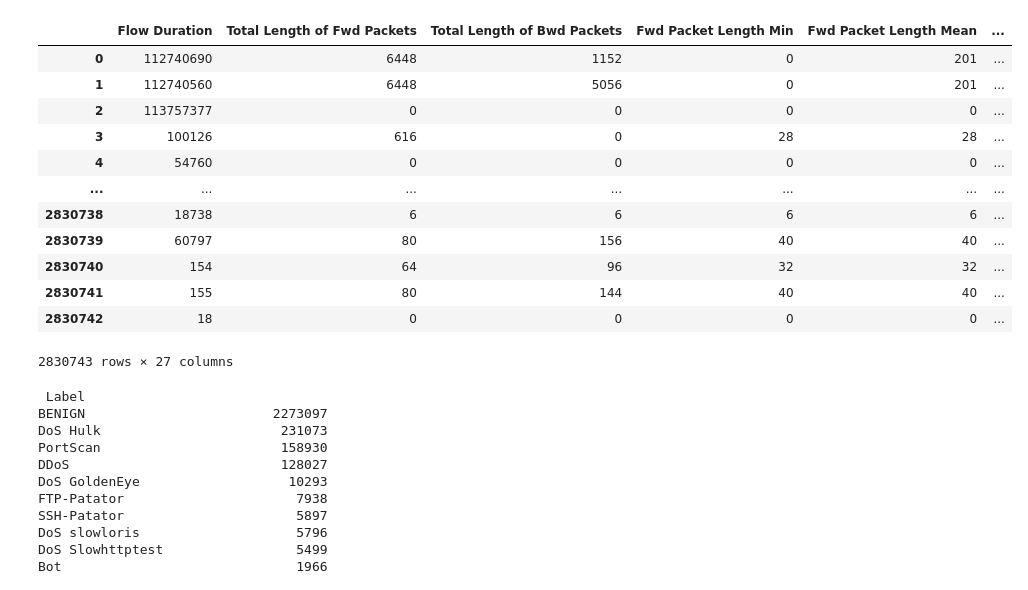
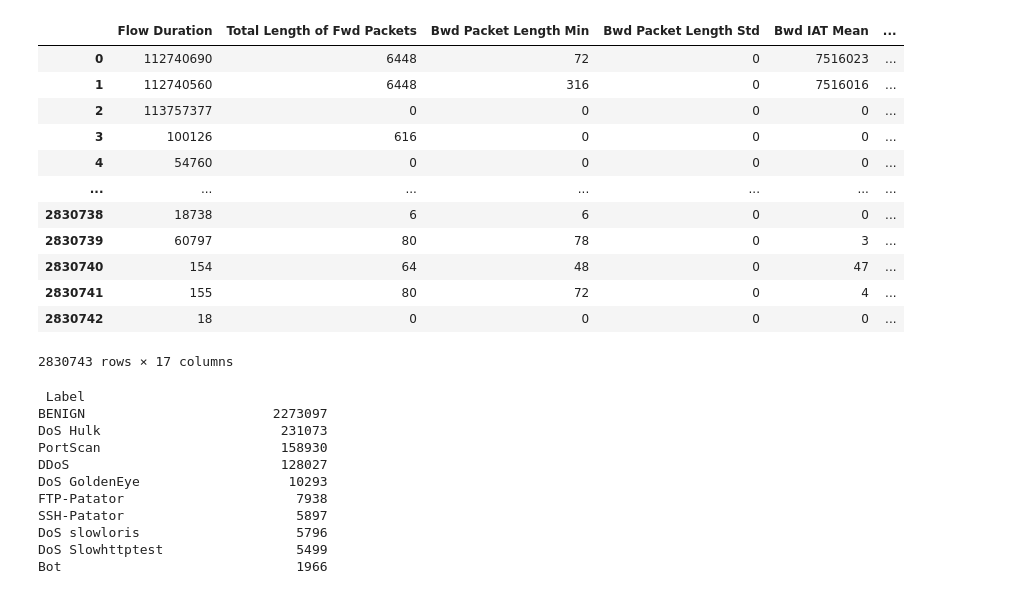
Before and after one commit to johmyzhang/BNN-NIDS, a Jupyter notebook: data_preparation.ipynb, the cells around one changed output. Drawn from its saved outputs; the diff is of its cells as text; code cells hidden in the pictures.

```diff
--- a/data_preparation.ipynb
+++ b/data_preparation.ipynb
@@ -15,21 +15,21 @@ df = pd.concat([df1, df2, df3, df4, df5, df6, df7, df8], ignore_index=True)
 selected_headers = [
     ' Flow Duration',
     'Total Length of Fwd Packets',  # Total Len F.Packets
-    ' Total Length of Bwd Packets',  # Total Len B.Packets
-    ' Fwd Packet Length Min',  # F.Packet Len Min
-    ' Fwd Packet Length Mean',  # F.Packet Len Mean
+    # ' Total Length of Bwd Packets',  # Total Len B.Packets
+    # ' Fwd Packet Length Min',  # F.Packet Len Min
+    # ' Fwd Packet Length Mean',  # F.Packet Len Mean
     ' Bwd Packet Length Min',  # B.Packet Len Min
     ' Bwd Packet Length Std',  # B.Packet Len Std
-    ' Flow IAT Mean',
-    ' Flow IAT Std',
-    ' Flow IAT Min',
-    ' Fwd IAT Mean',  # FIAT Mean
-    ' Fwd IAT Min',  # FIAT Min / Fwd IAT Min
+    # ' Flow IAT Mean',
+    # ' Flow IAT Std',
+    # ' Flow IAT Min',
+    # ' Fwd IAT Mean',  # FIAT Mean
+    # ' Fwd IAT Min',  # FIAT Min / Fwd IAT Min
     ' Bwd IAT Mean',
-    ' Bwd IAT Min',
+    # ' Bwd IAT Min',
     'Fwd PSH Flags',  # FPSH Flags
     ' PSH Flag Count',
-    ' ACK Flag Count',
+    # ' ACK Flag Count',
     ' SYN Flag Count',
     'Fwd Packets/s',  # F.Packets/s
     ' Bwd Packets/s',  # B.Packets/s
@@ -44,30 +44,30 @@ selected_headers = [
 # %%
 df = df[selected_headers]
 df['Fwd Packets/s'] = df['Fwd Packets/s'].astype(int)
 df[' Bwd Packets/s'] = df[' Bwd Packets/s'].astype(int)
 df[' Bwd IAT Mean'] = df[' Bwd IAT Mean'].astype(int)
-df[' Fwd IAT Mean'] = df[' Fwd IAT Mean'].astype(int)
-df[' Flow IAT Std'] = df[' Flow IAT Std'].astype(int)
-df[' Flow IAT Mean'] = df[' Flow IAT Mean'].astype(int)
+# df[' Fwd IAT Mean'] = df[' Fwd IAT Mean'].astype(int)
+# df[' Flow IAT Std'] = df[' Flow IAT Std'].astype(int)
+# df[' Flow IAT Mean'] = df[' Flow IAT Mean'].astype(int)
 df['Active Mean'] = df['Active Mean'].astype(int)
 df[' Bwd Packet Length Std'] = df[' Bwd Packet Length Std'].astype(int)
-df[' Fwd Packet Length Mean'] = df[' Fwd Packet Length Mean'].astype(int)
+# df[' Fwd Packet Length Mean'] = df[' Fwd Packet Length Mean'].astype(int)
 
 df
 # %% [output]
-|  | Flow Duration | Total Length of Fwd Packets | Total Length of Bwd Packets | Fwd Packet Length Min | Fwd Packet Length Mean | ... |
-| 0 | 112740690 | 6448 | 1152 | 0 | 201 | ... |
-| 1 | 112740560 | 6448 | 5056 | 0 | 201 | ... |
+|  | Flow Duration | Total Length of Fwd Packets | Bwd Packet Length Min | Bwd Packet Length Std | Bwd IAT Mean | ... |
+| 0 | 112740690 | 6448 | 72 | 0 | 7516023 | ... |
+| 1 | 112740560 | 6448 | 316 | 0 | 7516016 | ... |
 | 2 | 113757377 | 0 | 0 | 0 | 0 | ... |
-| 3 | 100126 | 616 | 0 | 28 | 28 | ... |
+| 3 | 100126 | 616 | 0 | 0 | 0 | ... |
 | 4 | 54760 | 0 | 0 | 0 | 0 | ... |
 | ... | ... | ... | ... | ... | ... | ... |
-| 2830738 | 18738 | 6 | 6 | 6 | 6 | ... |
-| 2830739 | 60797 | 80 | 156 | 40 | 40 | ... |
-| 2830740 | 154 | 64 | 96 | 32 | 32 | ... |
-| 2830741 | 155 | 80 | 144 | 40 | 40 | ... |
+| 2830738 | 18738 | 6 | 6 | 0 | 0 | ... |
+| 2830739 | 60797 | 80 | 78 | 0 | 3 | ... |
+| 2830740 | 154 | 64 | 48 | 0 | 47 | ... |
+| 2830741 | 155 | 80 | 72 | 0 | 4 | ... |
 | 2830742 | 18 | 0 | 0 | 0 | 0 | ... |
-2830743 rows × 27 columns
+2830743 rows × 17 columns
 # %%
 df[' Label'].value_counts()
 # %% [output]
```
Also changed, not shown: parts of 4 cells of this notebook, 2 other files.
